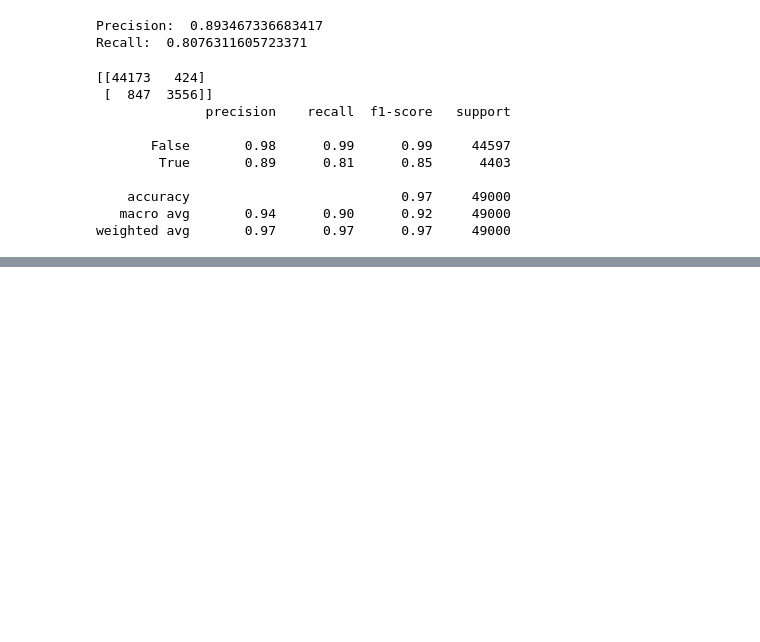
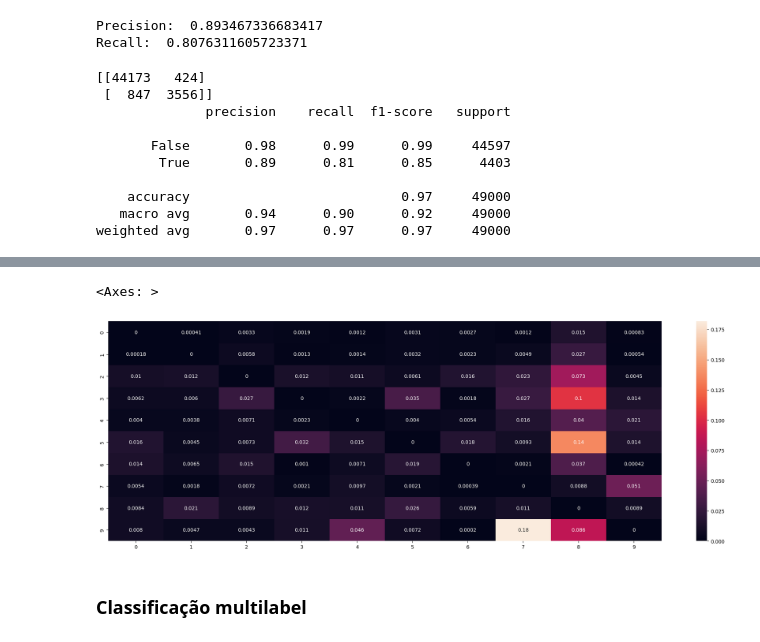
Before and after one commit to josepefg/portfolio_projects, a Jupyter notebook: Desafio_do_MNIST.ipynb, the cells around one changed output, grey strips where cells are left out. Cells and saved outputs as stored; diff of their text form; code cells hidden in the pictures; blank space fills up the shorter version.

```diff
--- a/Desafio_do_MNIST.ipynb
+++ b/Desafio_do_MNIST.ipynb
@@ -104,0 +143,13 @@ weighted avg       0.97      0.97      0.97     49000
+# %%
+row_sums = conf_mx.sum(axis=1, keepdims=True)
+norm_conf_mx = conf_mx /row_sums
+
+np.fill_diagonal(norm_conf_mx, 0)
+
+fig, ax = plt.subplots(figsize=(25, 8))
+sns.heatmap(norm_conf_mx, annot=True)
+# %% [output]
+<Axes: >
+[figure, added]
+# %% [markdown]
+### Classificação multilabel
```
Also changed, not shown: parts of 10 cells of this notebook.
